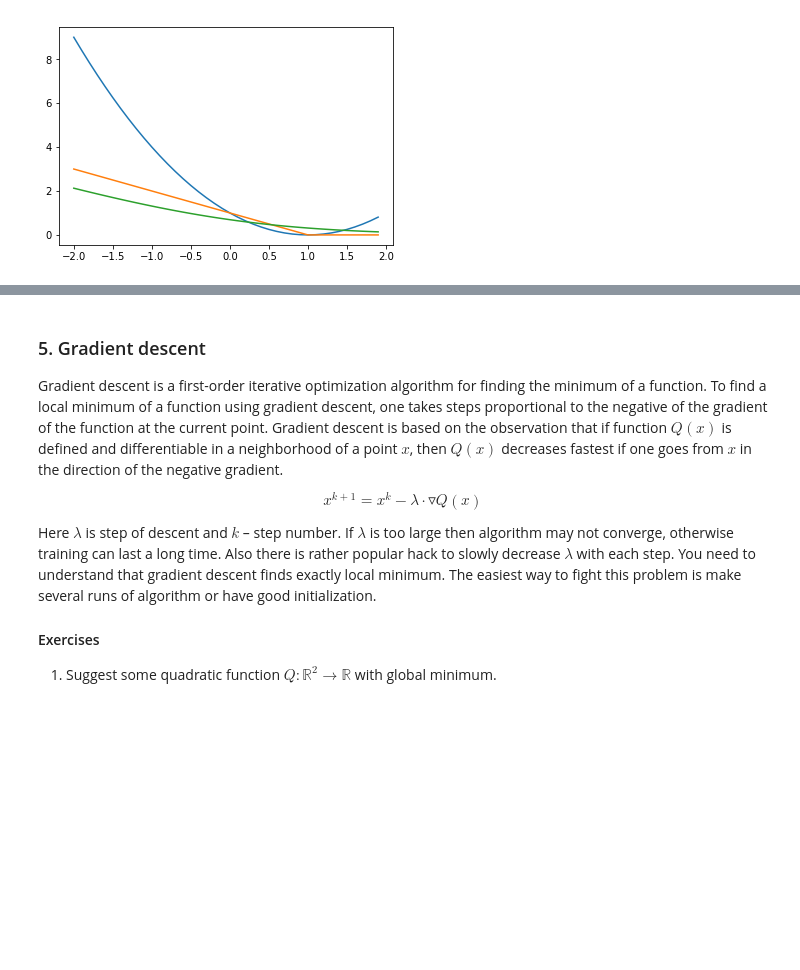
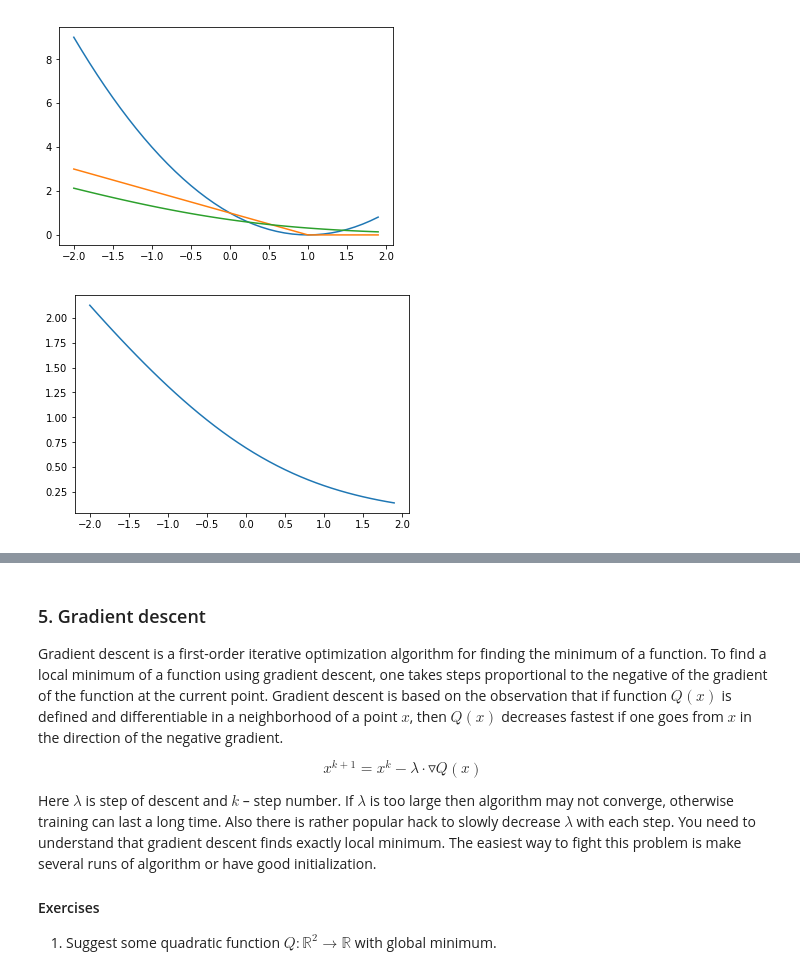
Before and after one commit to khasanovaa/Sonia, a Jupyter notebook: lab-1.ipynb, the cells around one changed output, grey strips where cells are left out. Saved outputs shown, nothing was run; the diff lists cells and outputs as text; code cells hidden in the pictures; blank space fills up the shorter version.

```diff
--- a/lab-1.ipynb
+++ b/lab-1.ipynb
@@ -240,6 +240,15 @@ plt.plot(M_bay, L_bay)
 plt.show()
 # %% [output]
 [figure]
+# %%
+M_bay = np.arange(-2, 2, 0.1)
+L_bay = []
+for i in range(M_bay.shape[0]):
+    L_bay.append(math.log(1 + math.exp(-M_bay[i])))
+plt.plot(M_bay, L_bay)
+plt.show()
+# %% [output]
+[figure, added]
 # %%
 cov = [[10, 5], [5, 10]]
 set1 = np.random.multivariate_normal([0, 0], cov, 100)
```
Also changed, not shown: parts of 20 cells of this notebook, 2 other files.
